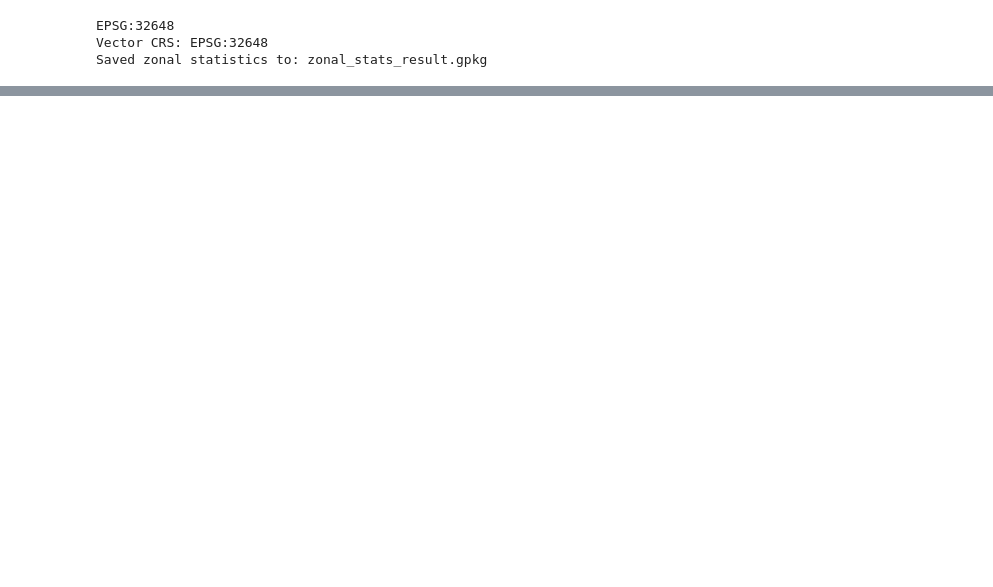
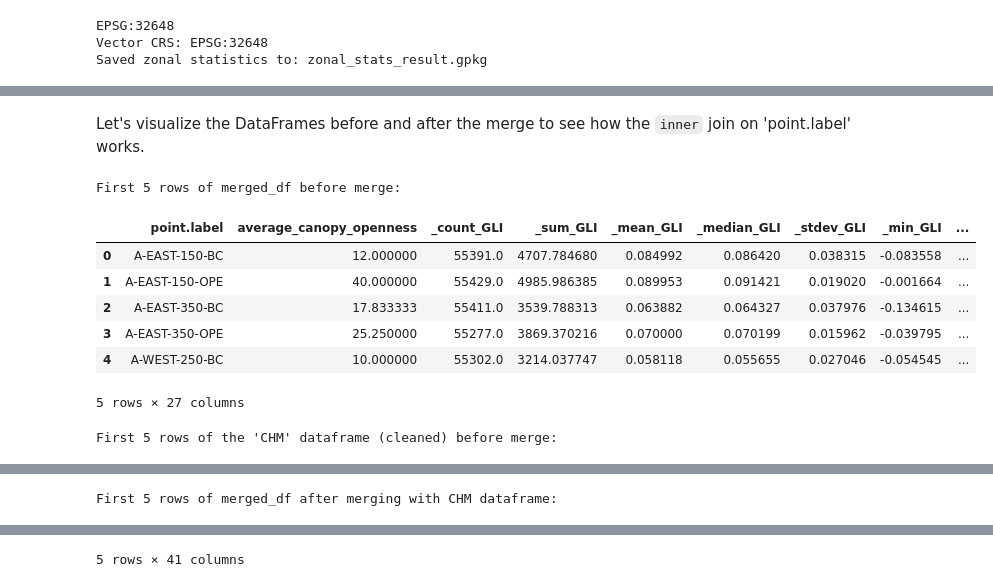
Before and after one commit to JerryLiu0911/RERTA-Remote-Sensing-Platform, a Jupyter notebook: Project playground.ipynb, the cells around one changed output, grey strips where cells are left out. Saved outputs shown, nothing was run; the diff lists cells and outputs as text; code cells hidden in the pictures; blank space fills up the shorter version.

Commit message:
Merge with laptop

```diff
--- a/Project playground.ipynb
+++ b/Project playground.ipynb
@@ -483,0 +753,19 @@ Saved zonal statistics to: zonal_stats_result.gpkg
+# %%
+import main
+
+paths = {
+'canopy_openness': "Data/3.4-canopy.openness.csv",
+'coordinates': "Data/Rerta koordinate 2018_09_24.gpkg",
+'GLI': "Data/Palapa June2019 GLI statistics.gpkg",
+'ExG': "Data/Palapa June2019 ExG statistics.gpkg",
+'DEM': "Data/Palapa June2019 DEM statistics.gpkg",
+'CHM': "Data/Palapa June2019 CHM statistics.gpkg"
+}
+
+merged_df = main.statistical_modelling.load_data(
+        [('GLI', paths['GLI']),
+        ('ExG', paths['ExG']),
+        ('DEM', paths['DEM']),
+        ('CHM', paths['CHM'])])
+
+print(merged_df.head())
@@ -483,0 +852,59 @@ Saved zonal statistics to: zonal_stats_result.gpkg
+# %% [markdown]
+Let's visualize the DataFrames before and after the merge to see how the `inner` join on 'point.label' works.
+# %%
+print("First 5 rows of merged_df before merge:")
+display(merged_df.head())
+
+# print("\nFirst 5 rows of df_cleaned before merge:")
+# display(df_cleaned.head())
+
+# Perform the merge (assuming df_cleaned is available from a previous step)
+# If df_cleaned is not available, you would need to load or create it here.
+# For demonstration, I'll recreate a sample df_cleaned if it's not in the current state.
+# In your notebook, df_cleaned is created within the load_data function.
+# Assuming you ran the load_data cell (cell_id: iGEFnEvWG9m1), merged_df should contain
+# the merged data up to the last dataframe loaded in that cell.
+# To show the merge with the *next* dataframe in the sequence, we need to access
+# the list of dataframes used in load_data and load the next one.
+
+# Let's assume you want to visualize the merge when adding the 'CHM' data
+# as shown in cell_id: iGEFnEvWG9m1.
+# We'll need to re-run the load_data function up to the point before merging 'CHM'
+# and then perform and visualize that specific merge.
+
+# This requires re-executing parts of the load_data logic.
+# A simpler visualization is to just show the existing merged_df and
+# assume df_cleaned represents *one* of the dataframes that was merged into it.
+
+# Let's assume df_cleaned represents the 'CHM' dataframe for this visualization.
+# We'll need to load the 'CHM' dataframe and clean it as done in load_data.
+
+chm_path = paths['CHM']
+chm_df = gpd.read_file(chm_path)
+chm_df_cleaned = chm_df[chm_df['point.label'].str.contains("OPE|BC", case=False, na=False)].copy() # Use .copy() to avoid SettingWithCopyWarning
+chm_df_cleaned = chm_df_cleaned.rename(columns={col: f'{col}_CHM' for col in chm_df_cleaned.columns if col != 'point.label'})
+
+
+print("\nFirst 5 rows of the 'CHM' dataframe (cleaned) before merge:")
+display(chm_df_cleaned.head())
+
+# Now, let's simulate the merge of the current merged_df with the CHM dataframe
+# This will show you how the 'inner' merge works with this specific dataframe.
+merged_df_with_chm = merged_df.merge(chm_df_cleaned, on='point.label', how='inner')
+
+print("\nFirst 5 rows of merged_df after merging with CHM dataframe:")
+display(merged_df_with_chm.head())
+
+print("\nExplanation of the merge:")
+print("The 'inner' merge keeps only the rows where the 'point.label' values are present in *both* the original merged_df and the CHM dataframe.")
+print("Rows with 'point.label' values unique to either dataframe are excluded in the final merged_df.")
+# %% [output]
+First 5 rows of merged_df before merge:
+|  | point.label | average_canopy_openness | _count_GLI | _sum_GLI | _mean_GLI | _median_GLI | _stdev_GLI | _min_GLI | ... |
+| 0 | A-EAST-150-BC | 12.000000 | 55391.0 | 4707.784680 | 0.084992 | 0.086420 | 0.038315 | -0.083558 | ... |
+| 1 | A-EAST-150-OPE | 40.000000 | 55429.0 | 4985.986385 | 0.089953 | 0.091421 | 0.019020 | -0.001664 | ... |
+| 2 | A-EAST-350-BC | 17.833333 | 55411.0 | 3539.788313 | 0.063882 | 0.064327 | 0.037976 | -0.134615 | ... |
+| 3 | A-EAST-350-OPE | 25.250000 | 55277.0 | 3869.370216 | 0.070000 | 0.070199 | 0.015962 | -0.039795 | ... |
+| 4 | A-WEST-250-BC | 10.000000 | 55302.0 | 3214.037747 | 0.058118 | 0.055655 | 0.027046 | -0.054545 | ... |
+5 rows × 27 columns
+First 5 rows of the 'CHM' dataframe (cleaned) before merge:
@@ -483,0 +917 @@ Saved zonal statistics to: zonal_stats_result.gpkg
+First 5 rows of merged_df after merging with CHM dataframe:
@@ -483,0 +924 @@ Saved zonal statistics to: zonal_stats_result.gpkg
+5 rows × 41 columns
```
Also changed, not shown: parts of 17 cells of this notebook, 10 other files.
